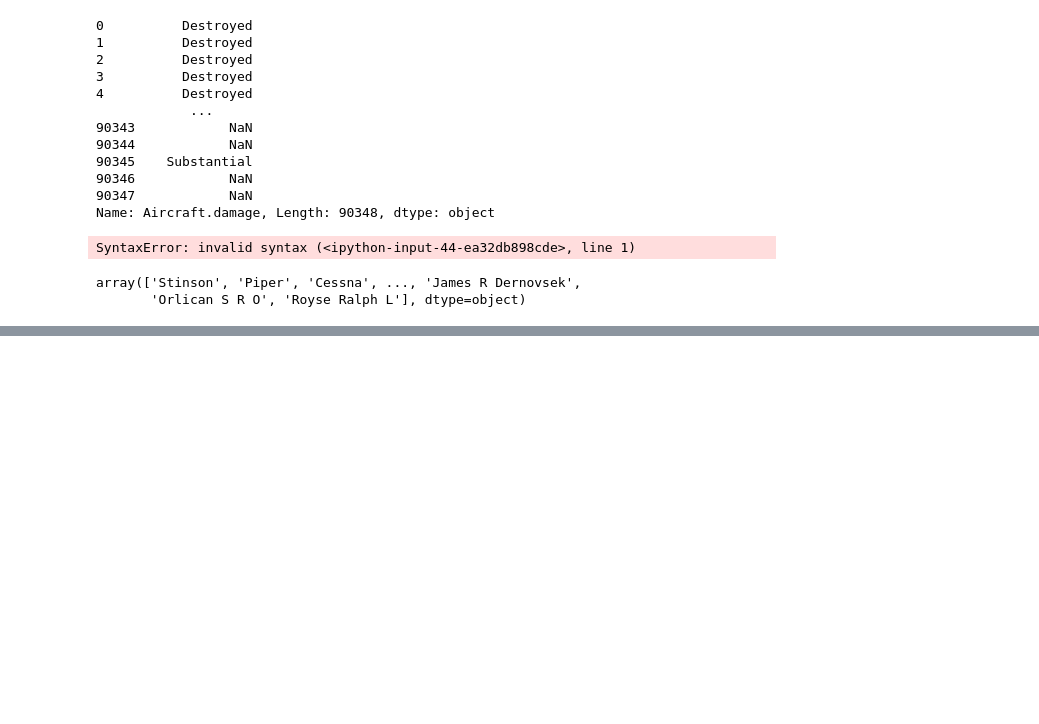
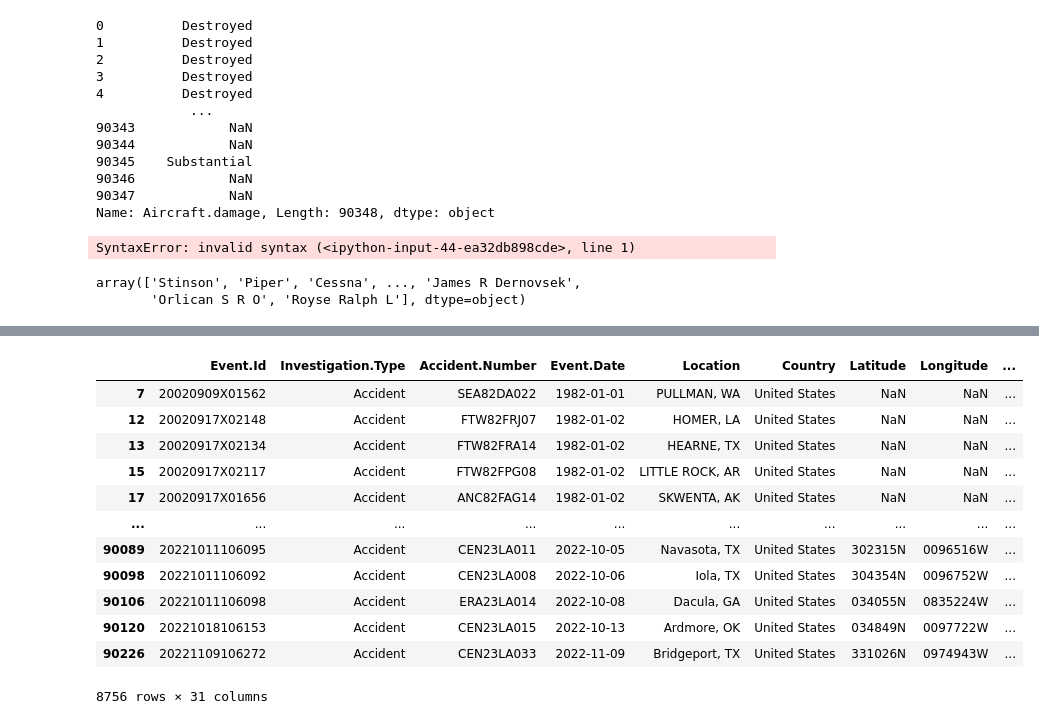
Before and after one commit to K-Pegg/Charting-New-Heights, a Jupyter notebook: Airline_Data_Project_juvenson.ipynb, the cells around one changed output, grey strips where cells are left out. Saved outputs shown, nothing was run; the diff lists cells and outputs as text; code cells hidden in the pictures; blank space fills up the shorter version.

```diff
--- a/Airline_Data_Project_juvenson.ipynb
+++ b/Airline_Data_Project_juvenson.ipynb
@@ -104,0 +213,21 @@ array(['Stinson', 'Piper', 'Cessna', ..., 'James R Dernovsek',
+# %%
+df_20 = df[df['Make'].isin(df['Make'].value_counts().nlargest(20).index)]
+# %%
+#df = df[df['Aircraft.Category'] == 'Airplane']
+df_personal = df_20[df_20['Purpose.of.flight'] == 'Personal']
+# %%
+df_personal
+# %% [output]
+|  | Event.Id | Investigation.Type | Accident.Number | Event.Date | Location | Country | Latitude | Longitude | ... |
+| 7 | 20020909X01562 | Accident | SEA82DA022 | 1982-01-01 | PULLMAN, WA | United States | NaN | NaN | ... |
+| 12 | 20020917X02148 | Accident | FTW82FRJ07 | 1982-01-02 | HOMER, LA | United States | NaN | NaN | ... |
+| 13 | 20020917X02134 | Accident | FTW82FRA14 | 1982-01-02 | HEARNE, TX | United States | NaN | NaN | ... |
+| 15 | 20020917X02117 | Accident | FTW82FPG08 | 1982-01-02 | LITTLE ROCK, AR | United States | NaN | NaN | ... |
+| 17 | 20020917X01656 | Accident | ANC82FAG14 | 1982-01-02 | SKWENTA, AK | United States | NaN | NaN | ... |
+| ... | ... | ... | ... | ... | ... | ... | ... | ... | ... |
+| 90089 | 20221011106095 | Accident | CEN23LA011 | 2022-10-05 | Navasota, TX | United States | 302315N | 0096516W | ... |
+| 90098 | 20221011106092 | Accident | CEN23LA008 | 2022-10-06 | Iola, TX | United States | 304354N | 0096752W | ... |
+| 90106 | 20221011106098 | Accident | ERA23LA014 | 2022-10-08 | Dacula, GA | United States | 034055N | 0835224W | ... |
+| 90120 | 20221018106153 | Accident | CEN23LA015 | 2022-10-13 | Ardmore, OK | United States | 034849N | 0097722W | ... |
+| 90226 | 20221109106272 | Accident | CEN23LA033 | 2022-11-09 | Bridgeport, TX | United States | 331026N | 0974943W | ... |
+8756 rows × 31 columns
```
Also changed, not shown: parts of 21 cells of this notebook.
